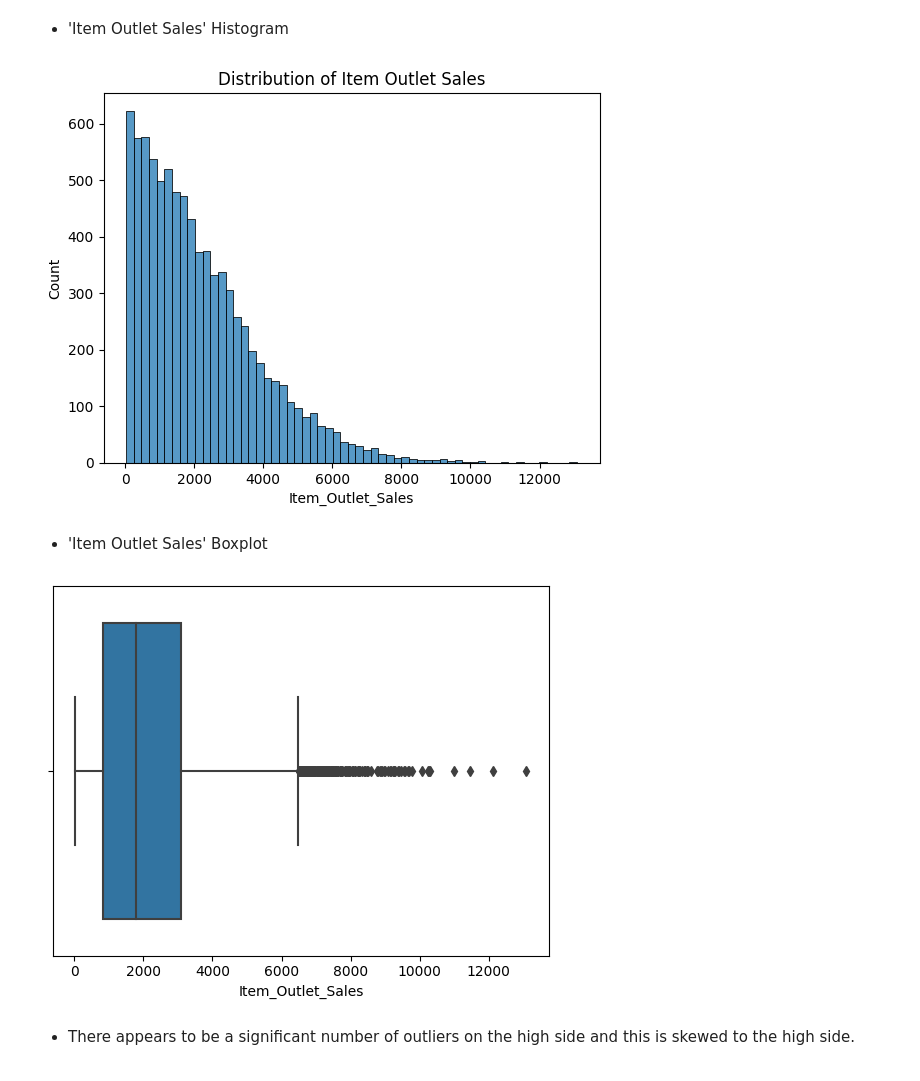
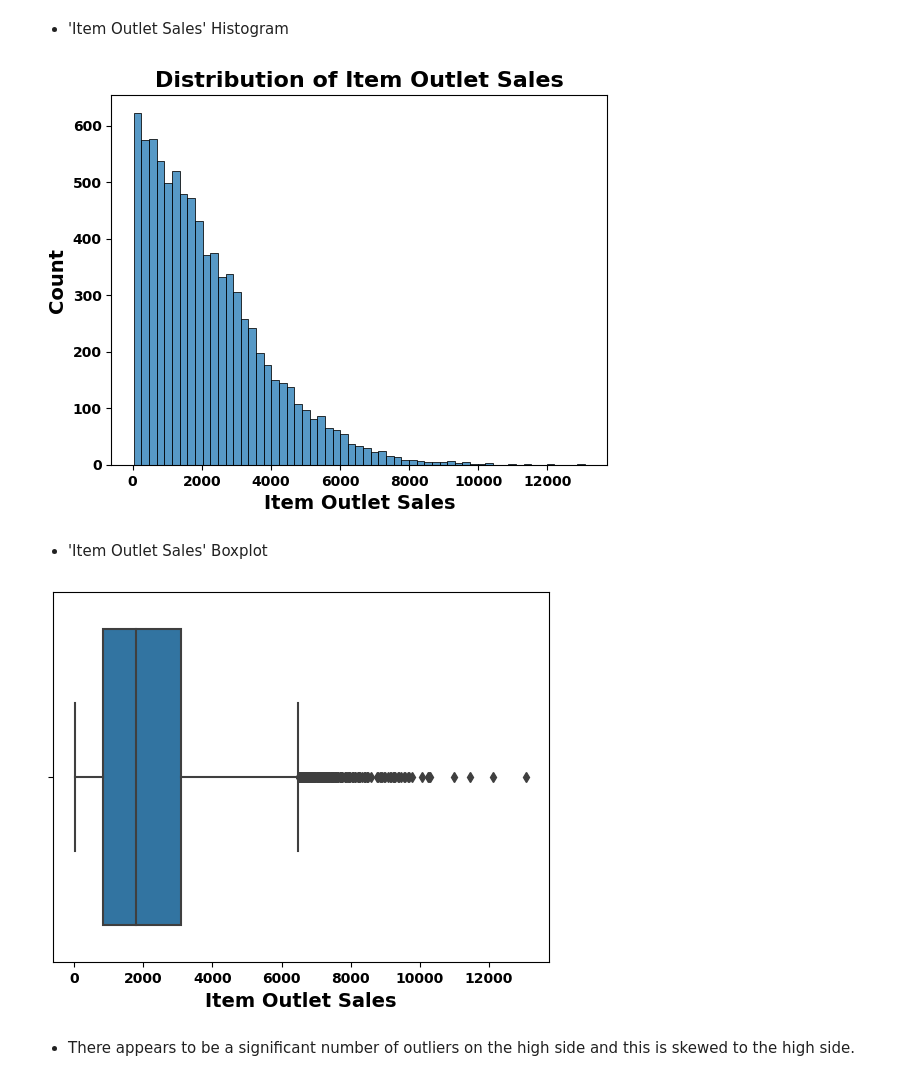
Before and after one commit to Mhoover41/Prediction-of-Product-Sales, a Jupyter notebook: Updated_4_20_23_Prediction_of_Product_Sales_Project_Melissa_Hoover.ipynb, the cells around one changed output. Cells and saved outputs as stored; diff of their text form; code cells hidden in the pictures.

```diff
--- a/Updated_4_20_23_Prediction_of_Product_Sales_Project_Melissa_Hoover.ipynb
+++ b/Updated_4_20_23_Prediction_of_Product_Sales_Project_Melissa_Hoover.ipynb
@@ -630,12 +650,17 @@ ax = sns.boxplot(data = df,
 # %%
 ## Define a MatplotLib ax object using seaborn.histplot()
 ## Default Bins = 'auto'
 ax = sns.histplot(data=df,
                   x='Item_Outlet_Sales')
+plt.xticks(fontsize=10, weight='bold')
+plt.yticks(fontsize=10, weight='bold')
+# Set Axes Labels
+ax.set_xlabel('Item Outlet Sales', fontsize=14, weight='bold')
+ax.set_ylabel('Count', fontsize=14, weight='bold')
 # Add a title
-ax.set_title('Distribution of Item Outlet Sales');
+ax.set_title('Distribution of Item Outlet Sales', fontsize=16, weight='bold');
 # %% [output]
-[figure, old version]
+[figure, new version]
 # %% [markdown]
 - 'Item Outlet Sales' Boxplot
 # %%
@@ -643,8 +668,10 @@ ax.set_title('Distribution of Item Outlet Sales');
 # Use x = for horizontal
 ax = sns.boxplot(data = df,
                  x = 'Item_Outlet_Sales')
+ax.set_xlabel('Item Outlet Sales', fontsize=14, weight='bold')
+plt.xticks(fontsize=10, weight='bold');
 # %% [output]
-[figure, old version]
+[figure, new version]
 # %% [markdown]
 - There appears to be a significant number of outliers on the high side and this is skewed to the high side.
 # %% [markdown]
```
Also changed, not shown: parts of 13 cells of this notebook.
